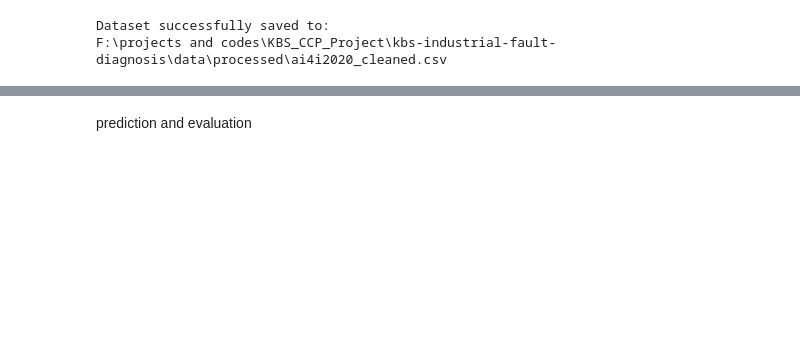
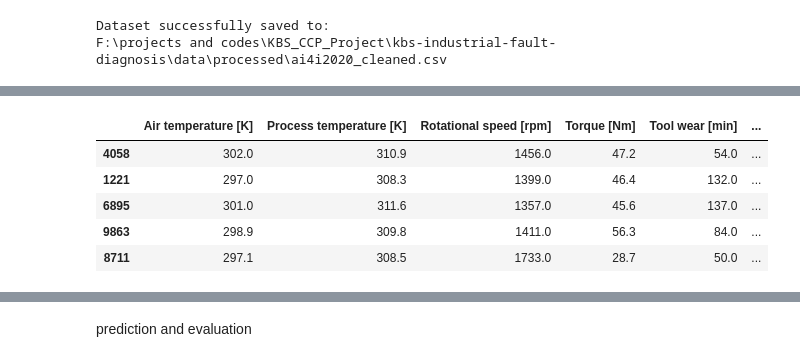
Before and after one commit to muzammilahmed321/KBS_CCP_Project, a Jupyter notebook: kbs-industrial-fault-diagnosis/notebooks/kbs_project_data_pipline.ipynb, the cells around one changed output, grey strips where cells are left out. Cells and saved outputs as stored; diff of their text form; code cells hidden in the pictures; blank space fills up the shorter version.

```diff
--- a/kbs-industrial-fault-diagnosis/notebooks/kbs_project_data_pipline.ipynb
+++ b/kbs-industrial-fault-diagnosis/notebooks/kbs_project_data_pipline.ipynb
@@ -457,19 +508,0 @@ Train test split
-# %%
-# Separating  predictors X and target Y
-df2=data2.copy()
-target_col = 'Machine failure'
-X = df2.drop(columns=[target_col])
-y = df2[target_col]
-
-# Performing  Train-Test Split (80% Train, 20% Test)
-X_train, X_test, y_train, y_test = train_test_split(
-    X, y, test_size=0.20, random_state=42, stratify=y
-)
-
-print("Train-Test Split info")
-print(f"X_train shape: {X_train.shape} ")
-print(f"y_train shape: {y_train.shape}")
-print(f"X_test shape : {X_test.shape}")
-print(f"y_test shape : {y_test.shape}")
-print(f"\nTrain failure rate: {y_train.mean()*100:.2f}%")
-print(f"Test failure rate : {y_test.mean()*100:.2f}%")
@@ -615,0 +695,69 @@ XGBClassifier(base_score=None, booster=None, callbacks=None,
+# %%
+# STEP 1: Create physics-based features
+
+def create_features(data):
+
+    data = data.copy()
+
+    # 1. Temperature Difference
+    data['Temp_diff'] = (
+        data['Process temperature [K]'] -
+        data['Air temperature [K]']
+    )
+
+    # 2. Mechanical Power (Watts)
+    data['Power'] = (
+        data['Torque [Nm]'] *
+        (data['Rotational speed [rpm]'] * (2 * np.pi / 60))
+    )
+
+    # 3. Overstrain Index
+    data['Overstrain_Index'] = (
+        data['Tool wear [min]'] *
+        data['Torque [Nm]']
+    )
+
+    # 4. Torque-Speed Ratio
+    data['Torque_Speed_Ratio'] = (
+        data['Torque [Nm]'] /
+        (data['Rotational speed [rpm]'] + 1e-5)
+    )
+
+    return data
+
+
+X_train = create_features(X_train)
+X_test = create_features(X_test)
+
+
+# STEP 2: One-Hot Encoding of Product Type
+X_train = pd.get_dummies(
+    X_train, columns=['Type'], drop_first=True, dtype=int
+)
+
+X_test = pd.get_dummies(
+    X_test, columns=['Type'], drop_first=True, dtype=int
+)
+
+# Ensure both datasets have identical columns
+X_test = X_test.reindex(columns=X_train.columns, fill_value=0)
+
+
+# STEP 3: Verify engineered features
+print("Training dataset shape:", X_train.shape)
+print("Testing dataset shape:", X_test.shape)
+
+print("\nEngineered features:")
+print([
+    'Temp_diff',
+    'Power',
+    'Overstrain_Index',
+    'Torque_Speed_Ratio'
+])
+
+print("\nFinal training columns:")
+print(X_train.columns.tolist())
+
+print("\nTraining data preview:")
+display(X_train.head())
+# %% [output]
@@ -615,0 +774,6 @@ XGBClassifier(base_score=None, booster=None, callbacks=None,
+|  | Air temperature [K] | Process temperature [K] | Rotational speed [rpm] | Torque [Nm] | Tool wear [min] | ... |
+| 4058 | 302.0 | 310.9 | 1456.0 | 47.2 | 54.0 | ... |
+| 1221 | 297.0 | 308.3 | 1399.0 | 46.4 | 132.0 | ... |
+| 6895 | 301.0 | 311.6 | 1357.0 | 45.6 | 137.0 | ... |
+| 9863 | 298.9 | 309.8 | 1411.0 | 56.3 | 84.0 | ... |
+| 8711 | 297.1 | 308.5 | 1733.0 | 28.7 | 50.0 | ... |
```
Also changed, not shown: parts of 70 cells of this notebook, 30 other files.
